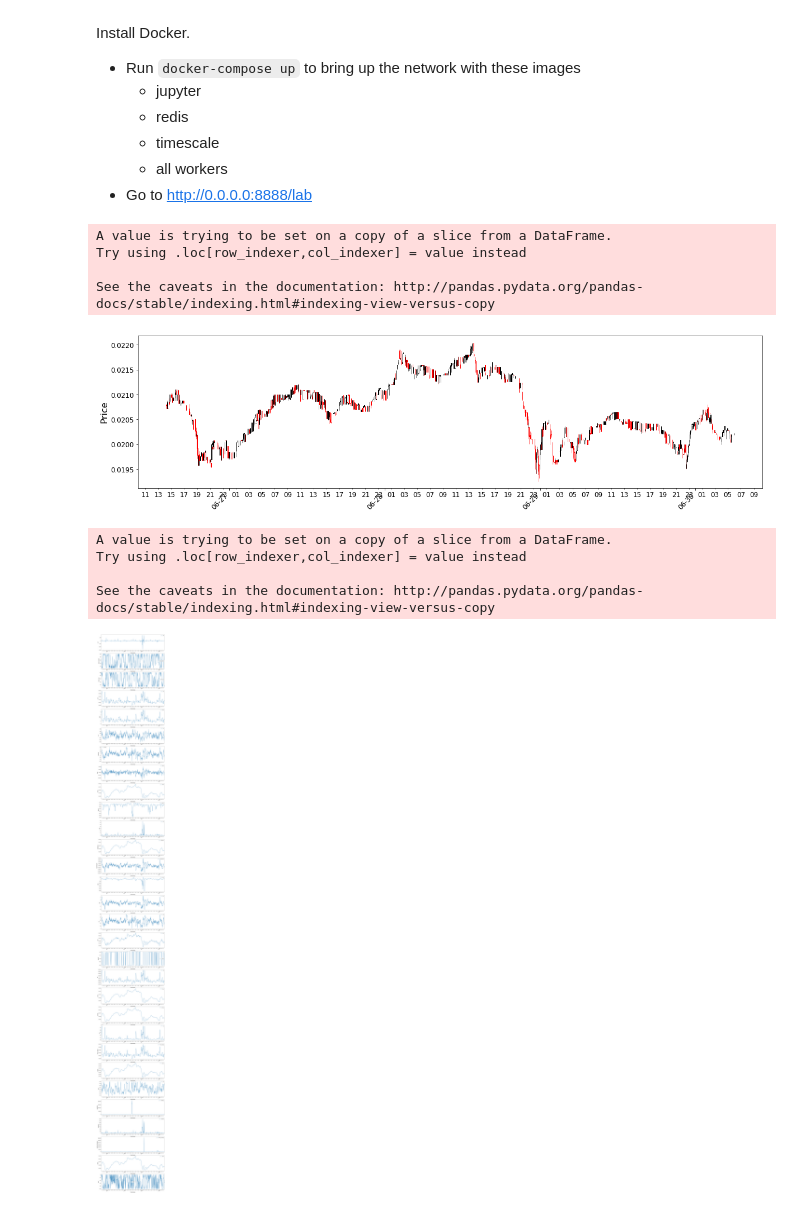
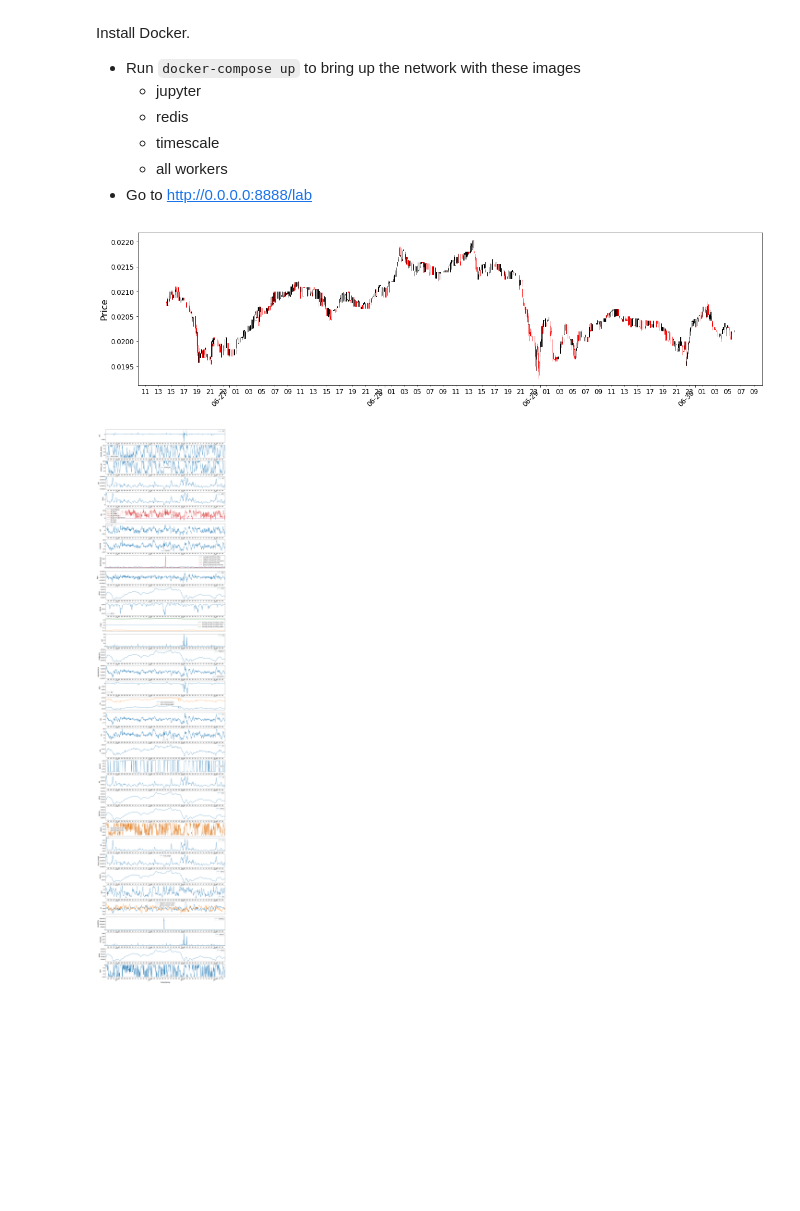
Before and after one commit to eristoddle/KryptoBot, a Jupyter notebook: notebooks/t2_strategies.ipynb, the cells around one changed output. Saved outputs shown, nothing was run; the diff lists cells and outputs as text; code cells hidden in the pictures; blank space fills up the shorter version.

Commit message:
all graphs including multi-value

```diff
--- a/notebooks/t2_strategies.ipynb
+++ b/notebooks/t2_strategies.ipynb
@@ -129,6 +129,16 @@ import matplotlib.pyplot as plt
 from mpl_finance import candlestick_ohlc
 import matplotlib.dates as mdates
 import pandas as pd
+import numpy as np
+
+def is_number(s):
+    try:
+        float(s)
+        return True
+    except ValueError:
+        return False
+    except TypeError:
+        return False
 
 SMALL_SIZE = 12
 MEDIUM_SIZE = 16
@@ -141,6 +151,8 @@ plt.rc('xtick', labelsize=SMALL_SIZE)    # fontsize of the tick labels
 plt.rc('ytick', labelsize=SMALL_SIZE)    # fontsize of the tick labels
 plt.rc('legend', fontsize=SMALL_SIZE)    # legend fontsize
 plt.rc('figure', titlesize=BIGGER_SIZE)  # fontsize of the figure title
+
+pd.options.mode.chained_assignment = None
 
 config = getcwd() + '/config.json'
 manager = Manager(config=config)
@@ -163,51 +175,55 @@ fig, ax = plt.subplots()
 candlestick_ohlc(ax, zip(mdates.date2num(quotes.index.to_pydatetime()),
                          quotes['open'], quotes['high'],
                          quotes['low'], quotes['close']),
                  width=0.001)
 ax.xaxis_date()
 ax.xaxis.set_major_locator(mdates.DayLocator())
 ax.xaxis.set_major_formatter(mdates.DateFormatter('%m-%d'))
 ax.xaxis.set_minor_locator(mdates.HourLocator(interval=2))
 ax.xaxis.set_minor_formatter(mdates.DateFormatter('%H'))
 ax.set_ylabel('Price')
 ax.autoscale_view()
 plt.setp(plt.gca().get_xticklabels(), rotation=45, horizontalalignment='right')
 plt.gcf().set_size_inches(20, 5)
 plt.show()
 
 # Indicator Data
 
 excluded = ['open', 'high', 'low', 'close']
 ind_cols = [c for c in results.columns if c not in excluded]
 inds = results[ind_cols]
+inds = inds.dropna(axis='columns')
 inds['timestamp'] = pd.to_datetime(inds['timestamp'])
-nums = inds.select_dtypes(include=['float64', 'int64', 'datetime64'])
-nums.set_index('timestamp',inplace=True)
+inds.set_index('timestamp',inplace=True)
 
 # Indicator Charts
 
-col_count = len(nums.columns)
+col_count = len(nums.columns) + 10
 count = 0
-for key in nums:
+for key in inds:
     count = count + 1
-    ax1 = plt.subplot(col_count, 1, count)
-    nums[[key]].plot(ax=ax1)
-    ax1.set_ylabel(key)
-    ax1.xaxis.set_major_locator(mdates.DayLocator())
-    ax1.xaxis.set_major_formatter(mdates.DateFormatter('%m-%d'))
-    ax1.xaxis.set_minor_locator(mdates.HourLocator(interval=2))
-    ax1.xaxis.set_minor_formatter(mdates.DateFormatter('%H'))
+    if(is_number(inds[[key]].iloc[0])):
+        ax1 = plt.subplot(col_count, 1, count)
+        inds[[key]].plot(ax=ax1)
+        ax1.set_ylabel(key)
+        ax1.xaxis.set_major_locator(mdates.DayLocator())
+        ax1.xaxis.set_major_formatter(mdates.DateFormatter('%m-%d'))
+        ax1.xaxis.set_minor_locator(mdates.HourLocator(interval=2))
+        ax1.xaxis.set_minor_formatter(mdates.DateFormatter('%H'))
+    else:
+        data = inds[key].tolist()
+        df = pd.DataFrame(data)
+        ax1 = plt.subplot(col_count, 1, count)
+        df.plot(ax=ax1)
+        ax1.set_ylabel(key)
+        ax1.xaxis.set_major_locator(mdates.DayLocator())
+        ax1.xaxis.set_major_formatter(mdates.DateFormatter('%m-%d'))
+        ax1.xaxis.set_minor_locator(mdates.HourLocator(interval=2))
+        ax1.xaxis.set_minor_formatter(mdates.DateFormatter('%H'))
 
-plt.gcf().set_size_inches(20, 200)
+
+plt.gcf().set_size_inches(20, 120)
 plt.show()
 # %% [output]
-A value is trying to be set on a copy of a slice from a DataFrame.
-Try using .loc[row_indexer,col_indexer] = value instead
-
-See the caveats in the documentation: http://pandas.pydata.org/pandas-docs/stable/indexing.html#indexing-view-versus-copy
 [figure]
-A value is trying to be set on a copy of a slice from a DataFrame.
-Try using .loc[row_indexer,col_indexer] = value instead
-
-See the caveats in the documentation: http://pandas.pydata.org/pandas-docs/stable/indexing.html#indexing-view-versus-copy
-[figure, old version]
+[figure, new version]
```
